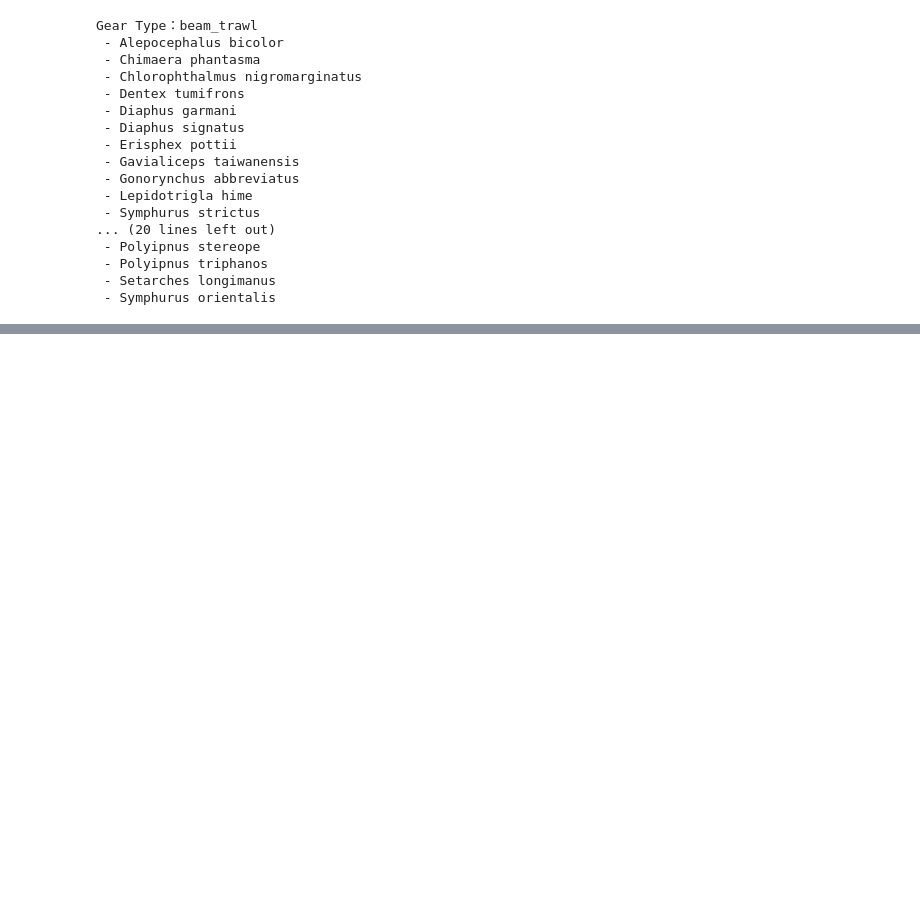
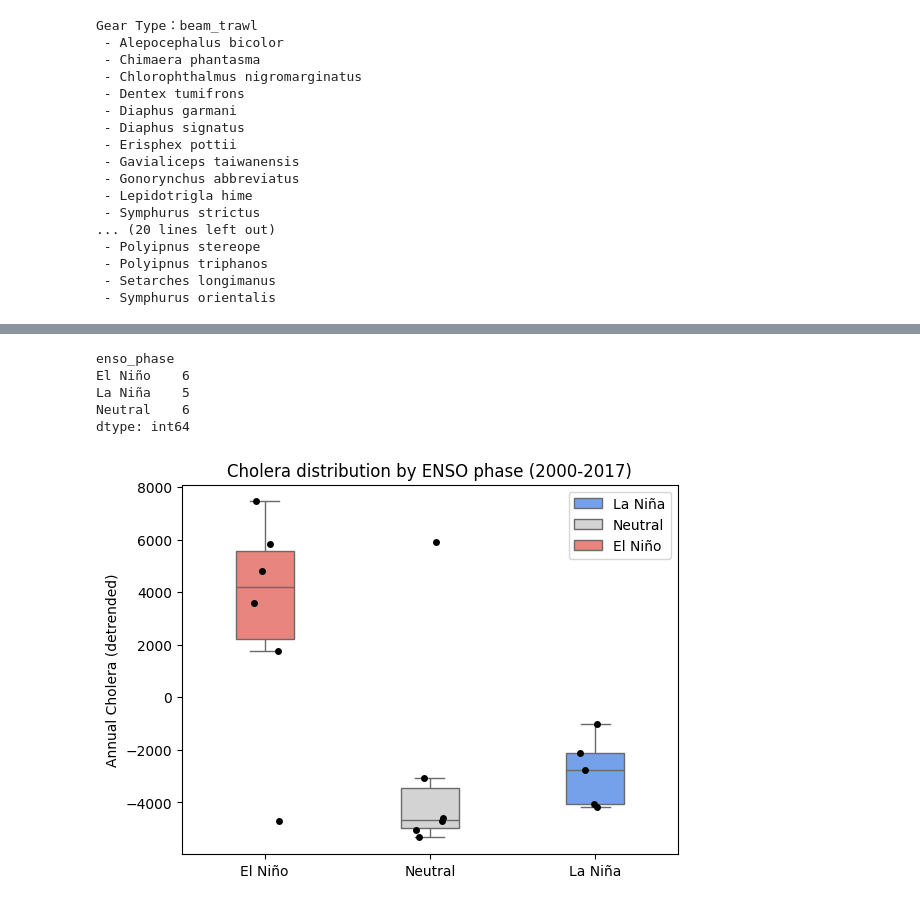
Before and after one commit to ODBapp/2025_NODASS_workshop, a Jupyter notebook: src/odb.ipynb, the cells around one changed output, grey strips where cells are left out. Cells and saved outputs as stored; diff of their text form; code cells hidden in the pictures; blank space fills up the shorter version.

```diff
--- a/src/odb.ipynb
+++ b/src/odb.ipynb
@@ -890,0 +1315,22 @@ Gear Type：beam_trawl
+# %%
+# import seaborn as sns, matplotlib.pyplot as plt
+# 分組樣本數
+print(merged_df.groupby('enso_phase').size())
+sns.axes_style()
+sns.boxplot(data=merged_df, x='enso_phase', y='detrended_cholera_cases',
+            order=['El Niño','Neutral','La Niña'],
+            showfliers=False, width=0.35, hue='enso_phase',
+            palette={'El Niño':'#f8766d','La Niña':'#619cff','Neutral':'lightgray'})
+sns.stripplot(data=merged_df, x='enso_phase', y='detrended_cholera_cases',
+              order=['El Niño','Neutral','La Niña'],
+              color='black', jitter=0.1)
+plt.ylabel('Annual Cholera (detrended)'); plt.xlabel('')
+plt.title('Cholera distribution by ENSO phase (2000-2017)')
+plt.show()
+# %% [output]
+enso_phase
+El Niño    6
+La Niña    5
+Neutral    6
+dtype: int64
+[figure, added]
```
Also changed, not shown: parts of 26 cells of this notebook.
